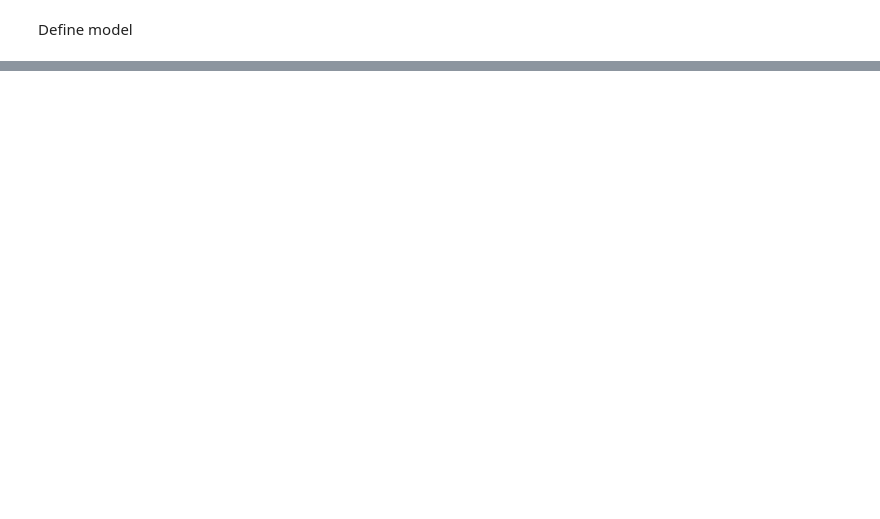
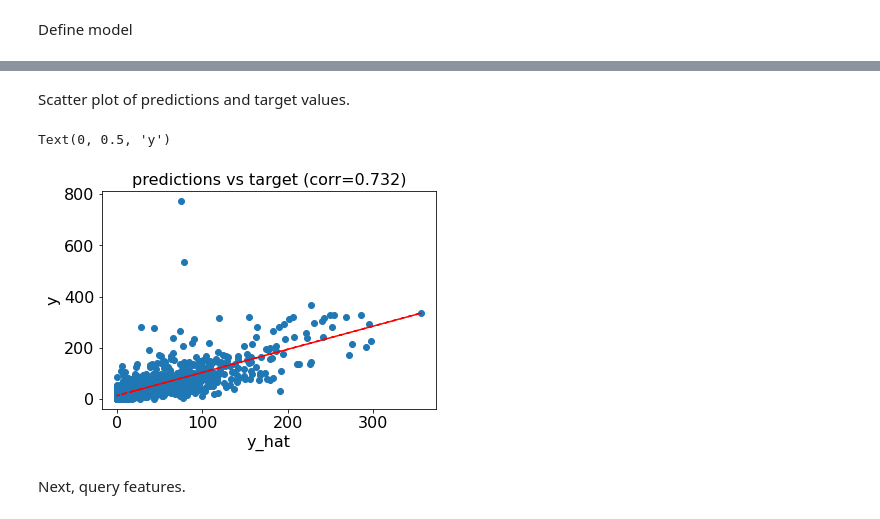
Before and after one commit to harrig12/mutrate-mlp, a Jupyter notebook: train.ipynb, the cells around one changed output, grey strips where cells are left out. Drawn from its saved outputs; the diff is of its cells as text; code cells hidden in the pictures; blank space fills up the shorter version.

```diff
--- a/train.ipynb
+++ b/train.ipynb
@@ -409,0 +190,20 @@ NameError: name 'x_test' is not defined
+# %% [markdown]
+Scatter plot of predictions and target values.
+# %%
+fig, ax = plt.subplots()
+
+pf = np.polyfit(y_hat, y, 1)
+p = np.poly1d(pf)
+c = round(np.corrcoef(y_hat, y)[0,1], 3)
+
+ax.plot(y_hat, y, 'o')
+ax.plot(y_hat, p(y_hat),"r--")
+
+ax.set_title(f'predictions vs target (corr={c})')
+ax.set_xlabel('y_hat')
+ax.set_ylabel('y')
+# %% [output]
+Text(0, 0.5, 'y')
+[figure, added]
+# %% [markdown]
+Next, query features.
```
Also changed, not shown: parts of 49 cells of this notebook, 1 other file.
